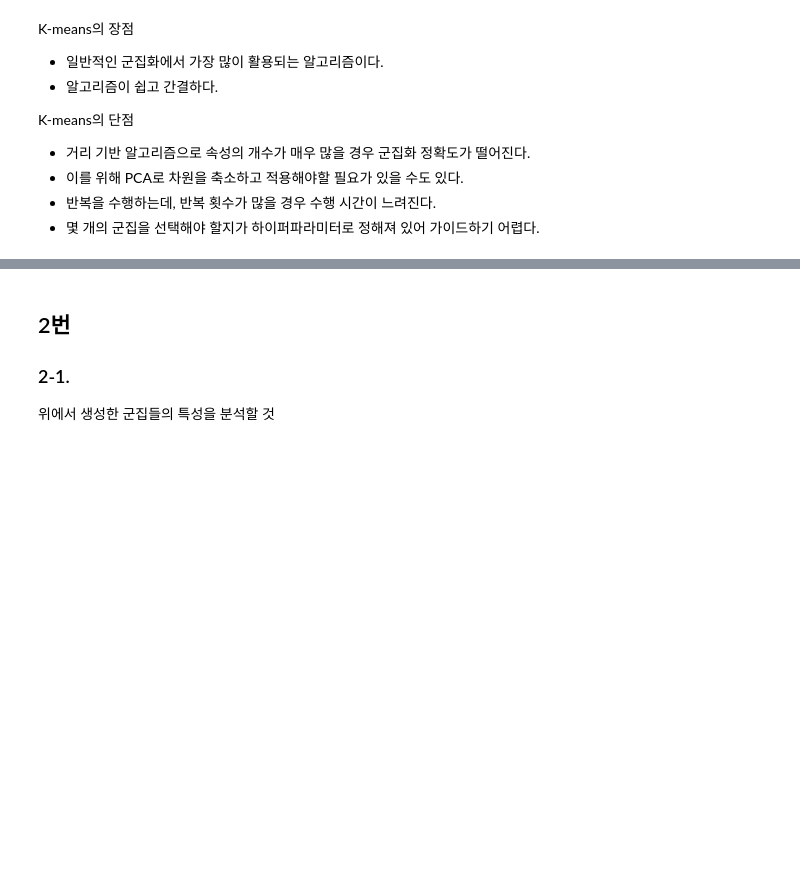
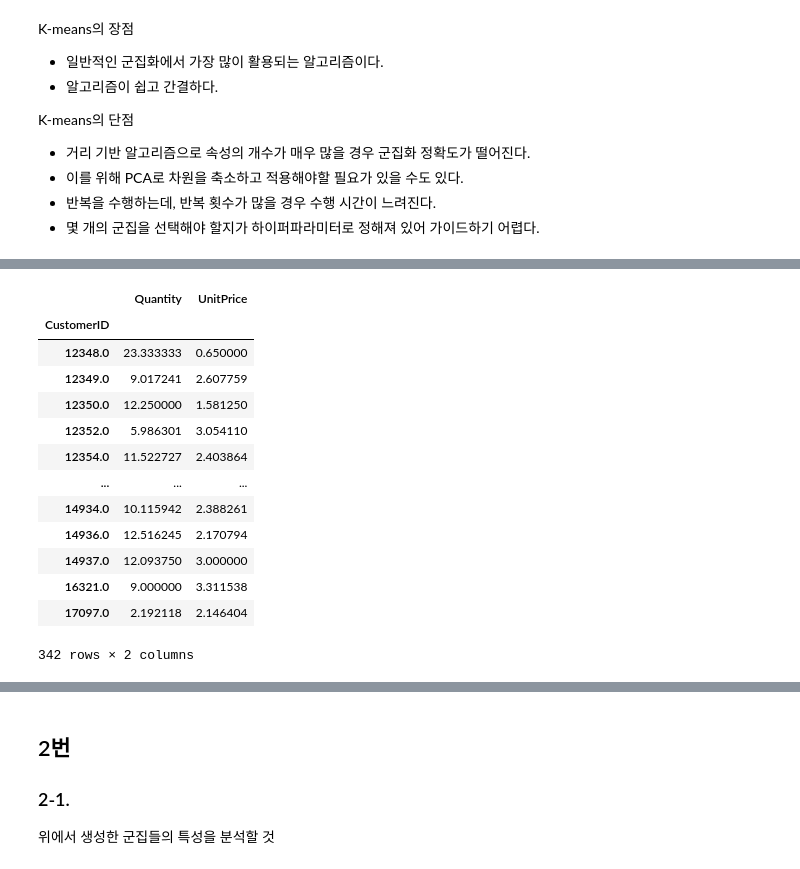
Before and after one commit to Junoflows/ADP, a Jupyter notebook: 문제/ADP_26회_기출.ipynb, the cells around one changed output, grey strips where cells are left out. Saved outputs shown, nothing was run; the diff lists cells and outputs as text; code cells hidden in the pictures; blank space fills up the shorter version.

```diff
--- a/문제/ADP_26회_기출.ipynb
+++ b/문제/ADP_26회_기출.ipynb
@@ -162,3 +154,20 @@ df_noout_c_sc
+# %%
+df_noout[['Quantity', 'UnitPrice', 'CustomerID']].groupby('CustomerID').mean()
+# %% [output]
+|  | Quantity | UnitPrice |
+| CustomerID |  |  |
+| 12348.0 | 23.333333 | 0.650000 |
+| 12349.0 | 9.017241 | 2.607759 |
+| 12350.0 | 12.250000 | 1.581250 |
+| 12352.0 | 5.986301 | 3.054110 |
+| 12354.0 | 11.522727 | 2.403864 |
+| ... | ... | ... |
+| 14934.0 | 10.115942 | 2.388261 |
+| 14936.0 | 12.516245 | 2.170794 |
+| 14937.0 | 12.093750 | 3.000000 |
+| 16321.0 | 9.000000 | 3.311538 |
+| 17097.0 | 2.192118 | 2.146404 |
+342 rows × 2 columns
 # %%
 import warnings
 warnings.filterwarnings(action='ignore')
```
Also changed, not shown: parts of 10 cells of this notebook.
